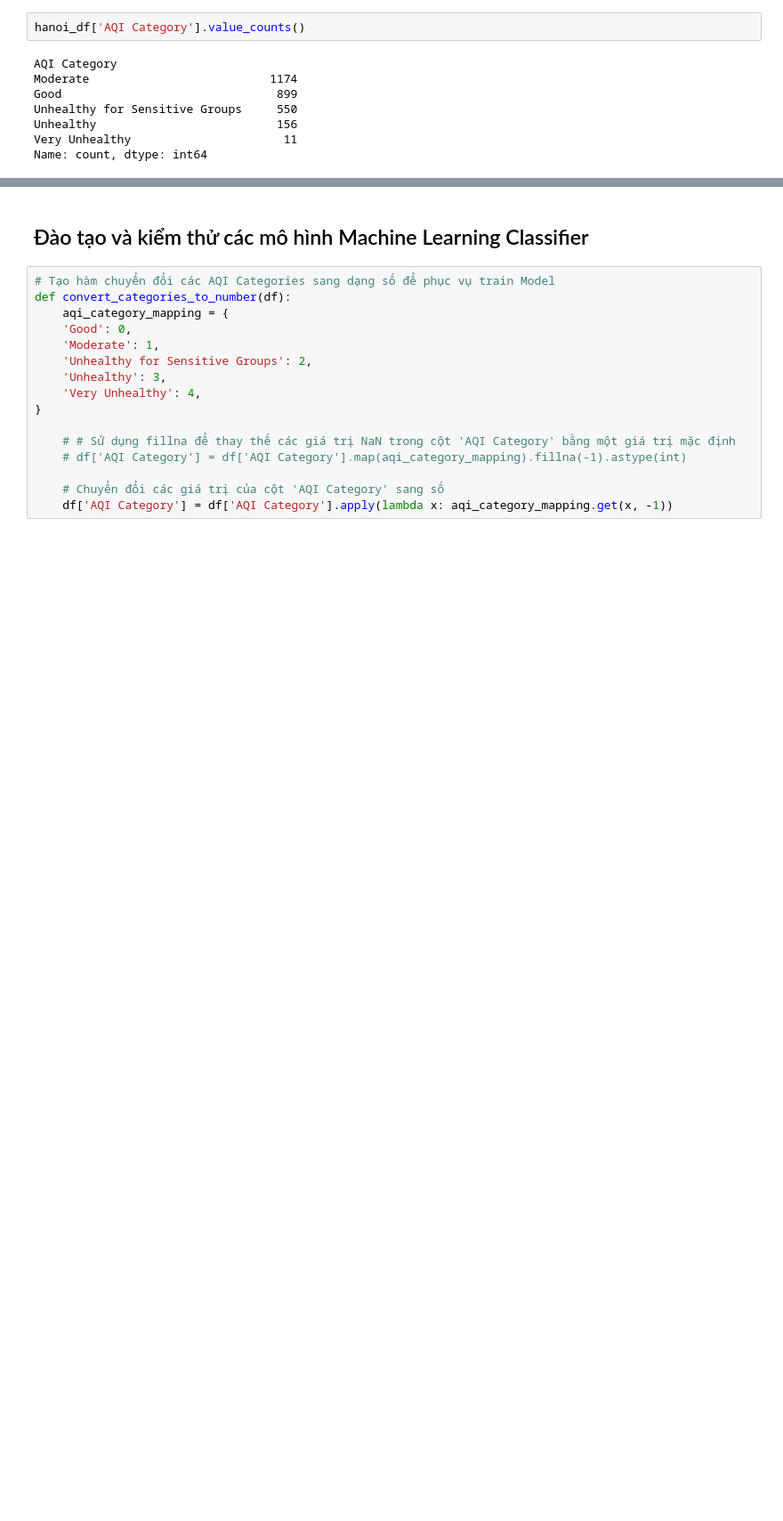
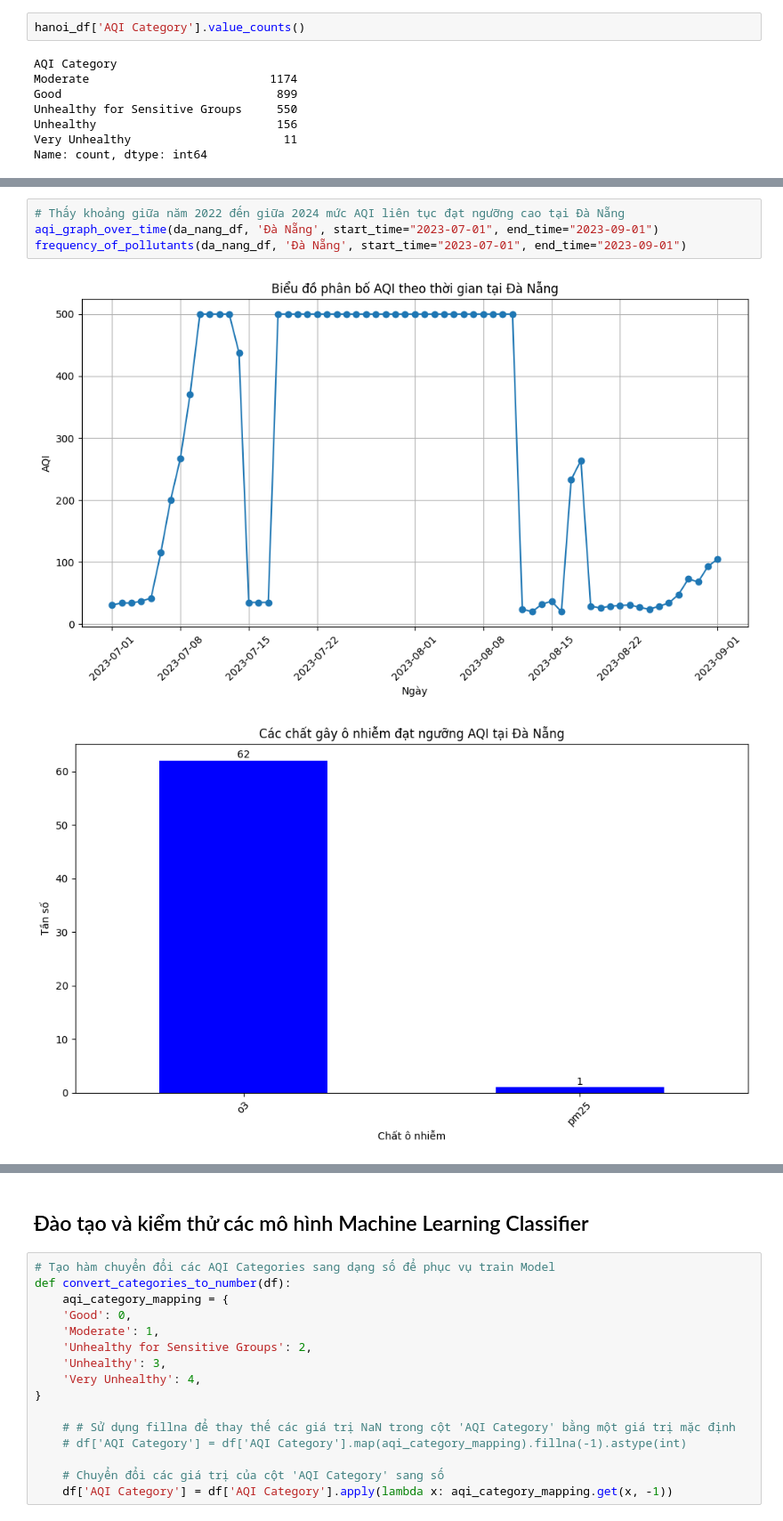
Before and after one commit to quannm2k2/analytic_aqi_vietnam, a Jupyter notebook: notebook.ipynb, the cells around one changed output, grey strips where cells are left out. Shown at 89% size. Saved outputs shown, nothing was run; the diff lists cells and outputs as text; blank space fills up the shorter version.

```diff
--- a/notebook.ipynb
+++ b/notebook.ipynb
@@ -279,0 +336,7 @@ aqi_graph_over_time(nha_trang_df, 'Nha Trang')
+# %%
+# Thấy khoảng giữa năm 2022 đến giữa 2024 mức AQI liên tục đạt ngưỡng cao tại Đà Nẵng
+aqi_graph_over_time(da_nang_df, 'Đà Nẵng', start_time="2023-07-01", end_time="2023-09-01")
+frequency_of_pollutants(da_nang_df, 'Đà Nẵng', start_time="2023-07-01", end_time="2023-09-01")
+# %% [output]
+[figure, added]
+[figure, added]
```
Also changed, not shown: parts of 20 cells of this notebook, 1 other file.
